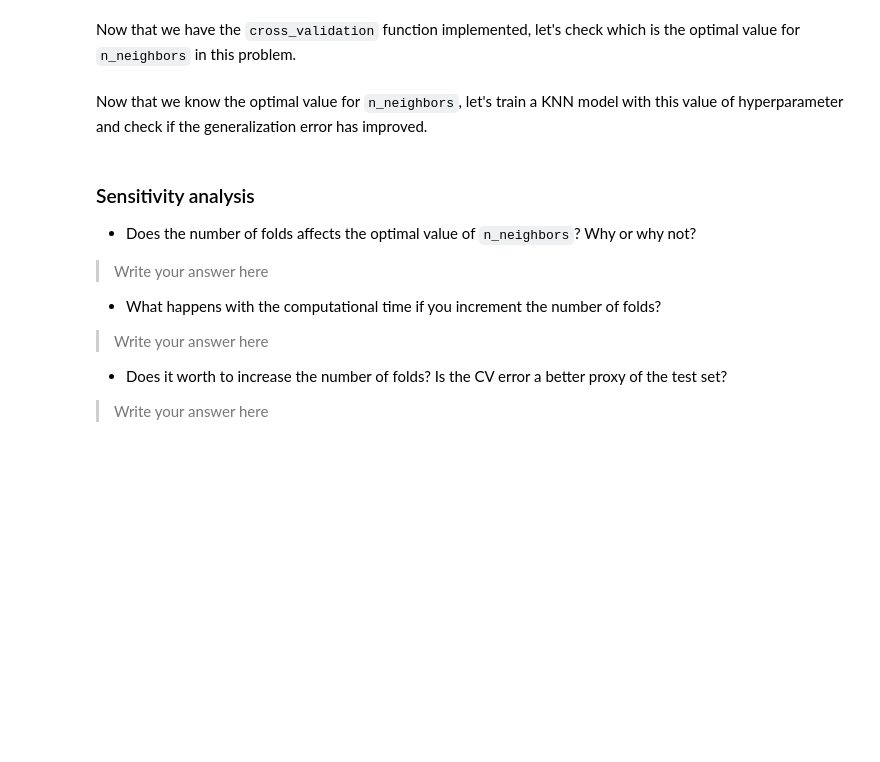
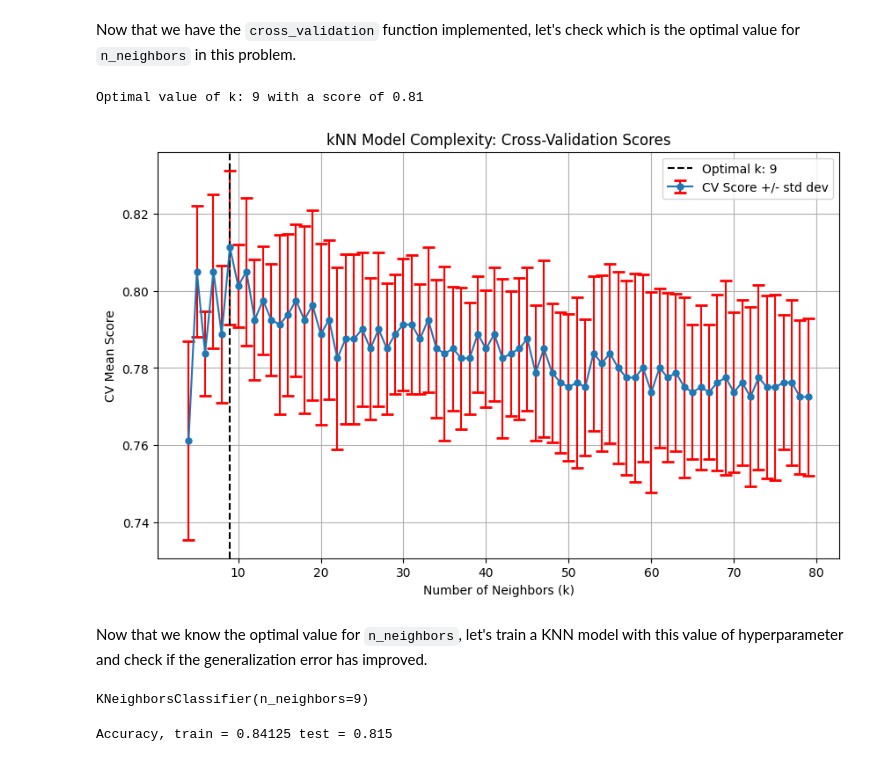
Before and after one commit to ICAI-IMAT-ML/p2-6-davidtarrasa, a Jupyter notebook: notebook/Lab2_6_CV.ipynb, the cells around one changed output. Drawn from its saved outputs; the diff is of its cells as text; code cells hidden in the pictures; blank space fills up the shorter version.

```diff
--- a/notebook/Lab2_6_CV.ipynb
+++ b/notebook/Lab2_6_CV.ipynb
@@ -67,5 +67,5 @@ Accuracy, train = 0.84375 test = 0.785
 It seems that `n_neighbors = 4` overfits for this dataset. Let's try to correct this and use `n_neighbors = 20`
 # %%
 # TODO: Train a KNeighborsClassifier model with n_neighbors=20
-model = None
+model = KNeighborsClassifier(n_neighbors=20)
 model.fit(X_train, y_train)
@@ -103,48 +107,52 @@ Now that we have the `cross_validation` function implemented, let's check which
 # %%
 # Initialize lists to store mean scores and standard deviations for each value of k
 mean_scores = []
 std_scores = []
 
 # Define the range of k values to test
 k_values = range(4, 80)
 
 # TODO: Loop through each value of k, obtaining the mean accuracy score and the standard deviation of the accuracy score in cross validation
-
+for k in k_values:
+    model = KNeighborsClassifier(n_neighbors=k)
+    mean_accuracy_score, std_accuracy_score = cross_validation(model, X_train, y_train, nFolds=5)
+    mean_scores.append(mean_accuracy_score)
+    std_scores.append(std_accuracy_score)
 # TODO: Find the highest score and the corresponding optimal k
-highest_score = None
-optimal_k = None
+highest_score = max(mean_scores)
+optimal_k = k_values[mean_scores.index(highest_score)]
 
 print(f"Optimal value of k: {optimal_k} with a score of {highest_score:.2f}")
 
 # Plotting
 plt.figure(figsize=(10, 6))
 plt.errorbar(k_values, mean_scores, yerr=std_scores, fmt='-o', ecolor='r', capsize=5, capthick=2, markersize=5, label='CV Score +/- std dev')
 plt.axvline(x=optimal_k, linestyle='--', color='k', label=f'Optimal k: {optimal_k}')
 
 plt.title('kNN Model Complexity: Cross-Validation Scores')
 plt.xlabel('Number of Neighbors (k)')
 plt.ylabel('CV Mean Score')
 plt.legend()
 plt.grid(True)
 plt.show()
+# %% [output]
+Optimal value of k: 9 with a score of 0.81
+[figure, added]
 # %% [markdown]
 Now that we know the optimal value for `n_neighbors`, let's train a KNN model with this value of hyperparameter and check if the generalization error has improved.
 # %%
 # TODO: Train model with k=optimal_k
-model = None
+model = KNeighborsClassifier(n_neighbors=optimal_k)
 model.fit(X_train, y_train)
+# %% [output]
+KNeighborsClassifier(n_neighbors=9)
 # %%
 # TODO: Calculate accuracy in training and test for KNN with k=optimal_k
-acc_train = None
-acc_test = None
+y_train_pred = model.predict(X_train)
+y_test_pred = model.predict(X_test)
+
+acc_train = accuracy_score(y_train, y_train_pred)
+acc_test = accuracy_score(y_test, y_test_pred)
 print(f'Accuracy, train = {acc_train} test = {acc_test}')
+# %% [output]
+Accuracy, train = 0.84125 test = 0.815
-# %% [markdown]
-### Sensitivity analysis
-- Does the number of folds affects the optimal value of `n_neighbors`? Why or why not?
-> Write your answer here
-
-- What happens with the computational time if you increment the number of folds?
-> Write your answer here
-
-- Does it worth to increase the number of folds? Is the CV error a better proxy of the test set?
-> Write your answer here
```
Also changed, not shown: parts of 5 cells of this notebook.
